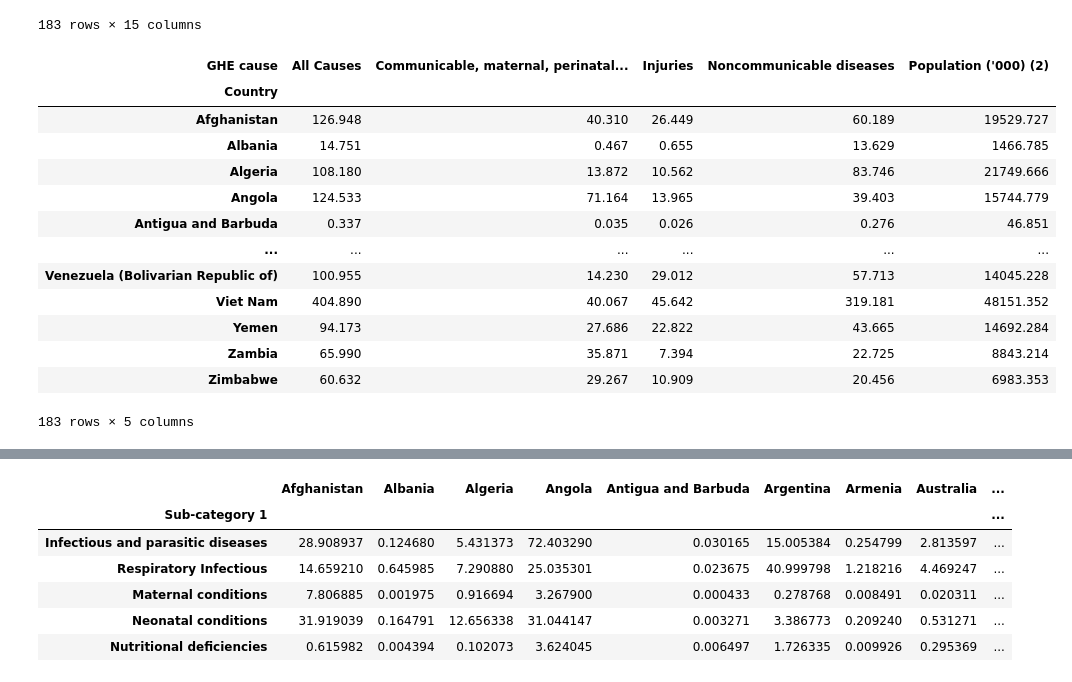
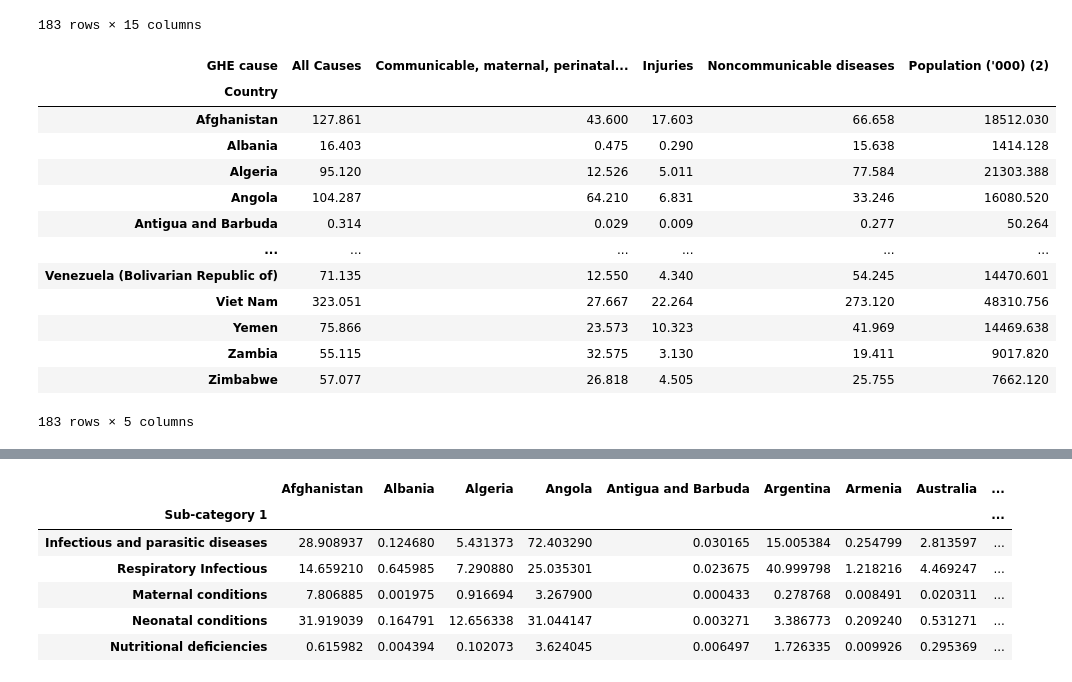
Before and after one commit to radroid/heart-disease-analysis, a Jupyter notebook: Data1205 Assignment 5 - Exploratory Data Analysis 1 - old.ipynb, the cells around one changed output, grey strips where cells are left out. Drawn from its saved outputs; the diff is of its cells as text; code cells hidden in the pictures.

```diff
--- a/Data1205 Assignment 5 - Exploratory Data Analysis 1.ipynb
+++ b/Data1205 Assignment 5 - Exploratory Data Analysis 1 - old.ipynb
@@ -995,22 +908,22 @@ main_category_df.groupby(["Country"]).sum()
 | Zimbabwe | 57.077 | 60.632 | 117.710 | 26.818 | 29.267 | 56.086 | 4.505 | 10.909 | 15.413 | ... |
 183 rows × 15 columns
 # %%
-females_main = males_df1.drop(["Sex"], axis=1).groupby("GHE cause").sum().round(3).T
+females_main = females_df1.drop(["Sex"], axis=1).groupby("GHE cause").sum().round(3).T
 females_main["Country"] = females_main.index
 females_main.set_index("Country", inplace=True)
 females_main
 # %% [output]
 | GHE cause | All Causes | Communicable, maternal, perinatal... | Injuries | Noncommunicable diseases | Population ('000) (2) |
 | Country |  |  |  |  |  |
-| Afghanistan | 126.948 | 40.310 | 26.449 | 60.189 | 19529.727 |
-| Albania | 14.751 | 0.467 | 0.655 | 13.629 | 1466.785 |
-| Algeria | 108.180 | 13.872 | 10.562 | 83.746 | 21749.666 |
-| Angola | 124.533 | 71.164 | 13.965 | 39.403 | 15744.779 |
-| Antigua and Barbuda | 0.337 | 0.035 | 0.026 | 0.276 | 46.851 |
+| Afghanistan | 127.861 | 43.600 | 17.603 | 66.658 | 18512.030 |
+| Albania | 16.403 | 0.475 | 0.290 | 15.638 | 1414.128 |
+| Algeria | 95.120 | 12.526 | 5.011 | 77.584 | 21303.388 |
+| Angola | 104.287 | 64.210 | 6.831 | 33.246 | 16080.520 |
+| Antigua and Barbuda | 0.314 | 0.029 | 0.009 | 0.277 | 50.264 |
 | ... | ... | ... | ... | ... | ... |
-| Venezuela (Bolivarian Republic of) | 100.955 | 14.230 | 29.012 | 57.713 | 14045.228 |
-| Viet Nam | 404.890 | 40.067 | 45.642 | 319.181 | 48151.352 |
-| Yemen | 94.173 | 27.686 | 22.822 | 43.665 | 14692.284 |
-| Zambia | 65.990 | 35.871 | 7.394 | 22.725 | 8843.214 |
-| Zimbabwe | 60.632 | 29.267 | 10.909 | 20.456 | 6983.353 |
+| Venezuela (Bolivarian Republic of) | 71.135 | 12.550 | 4.340 | 54.245 | 14470.601 |
+| Viet Nam | 323.051 | 27.667 | 22.264 | 273.120 | 48310.756 |
+| Yemen | 75.866 | 23.573 | 10.323 | 41.969 | 14469.638 |
+| Zambia | 55.115 | 32.575 | 3.130 | 19.411 | 9017.820 |
+| Zimbabwe | 57.077 | 26.818 | 4.505 | 25.755 | 7662.120 |
 183 rows × 5 columns
```
Also changed, not shown: parts of 18 cells of this notebook.
